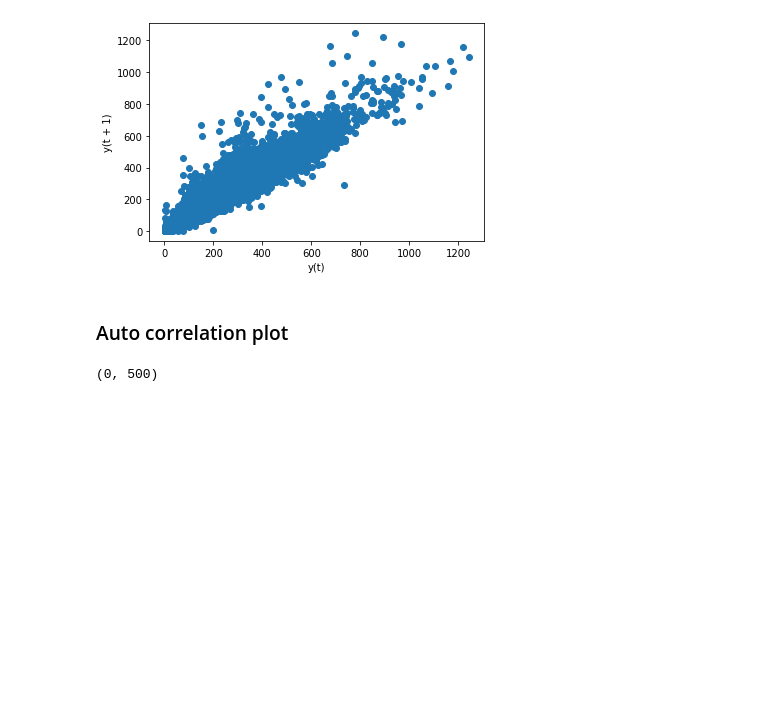
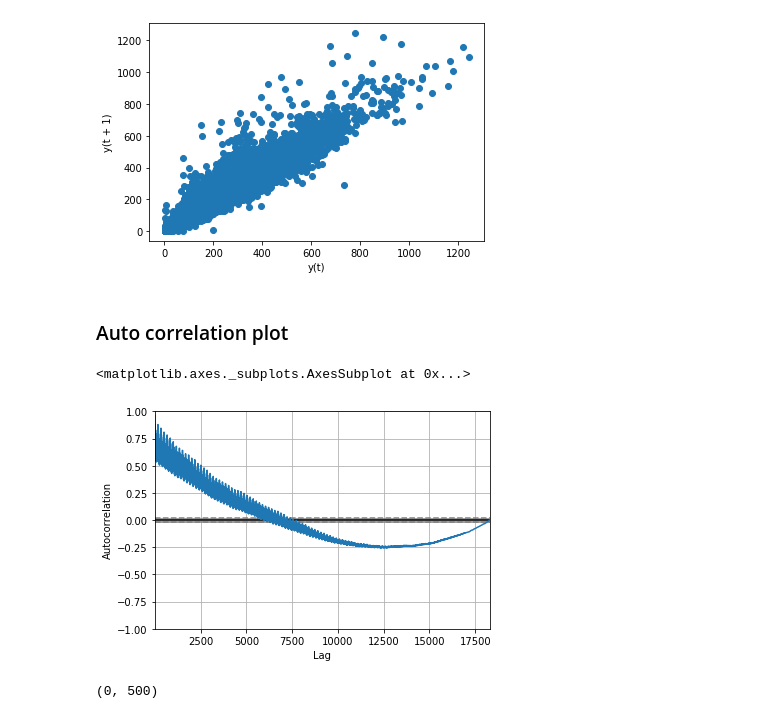
Before and after one commit to ehsansam69/Time-series-analyzing, a Jupyter notebook: 1st.ipynb, the cells around one changed output. Cells and saved outputs as stored; diff of their text form; code cells hidden in the pictures; blank space fills up the shorter version.

```diff
--- a/1st.ipynb
+++ b/1st.ipynb
@@ -155,6 +155,11 @@ lag_plot(df['Count'])
 ### Auto correlation plot
 # %%
 from pandas.plotting import autocorrelation_plot
+# %%
+autocorrelation_plot(df.Count)
+# %% [output]
+<matplotlib.axes._subplots.AxesSubplot at 0x...>
+[figure, added]
 # %%
 autocorrelation_plot(df['Count']).set_xlim([0,500])
 # %% [output]
```
Also changed, not shown: parts of 1 cell of this notebook.
